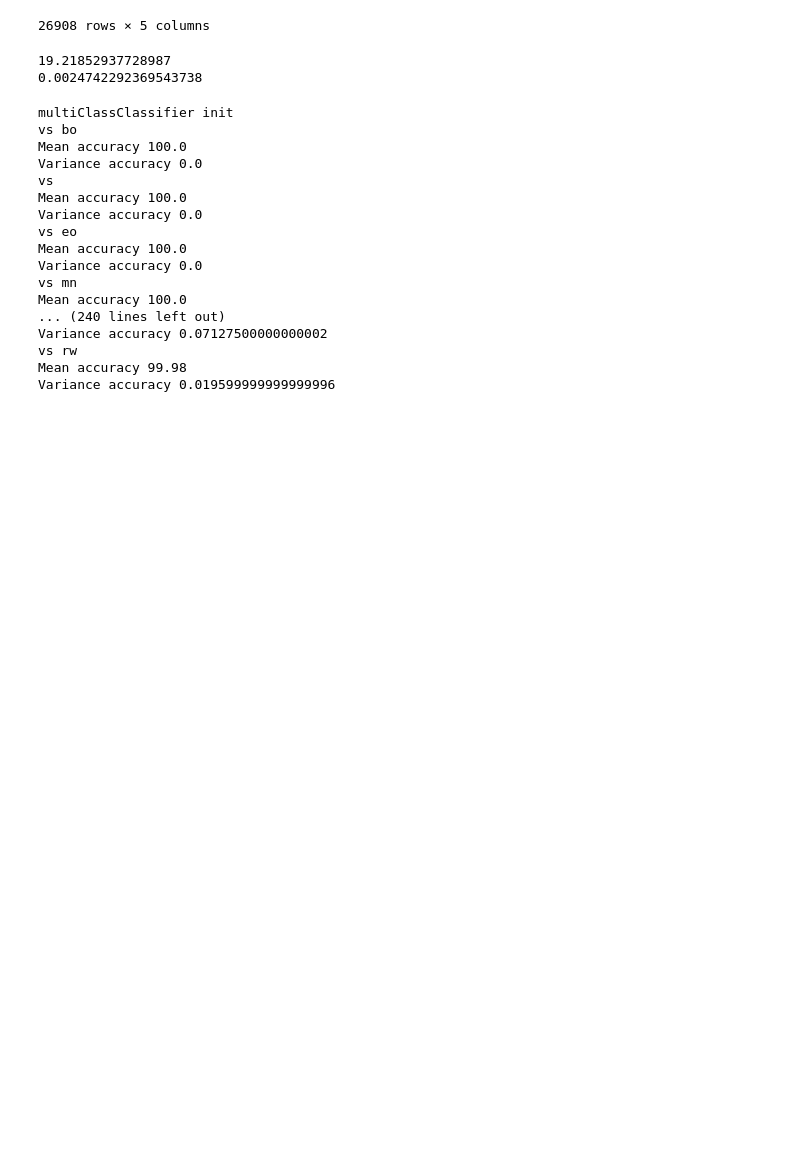
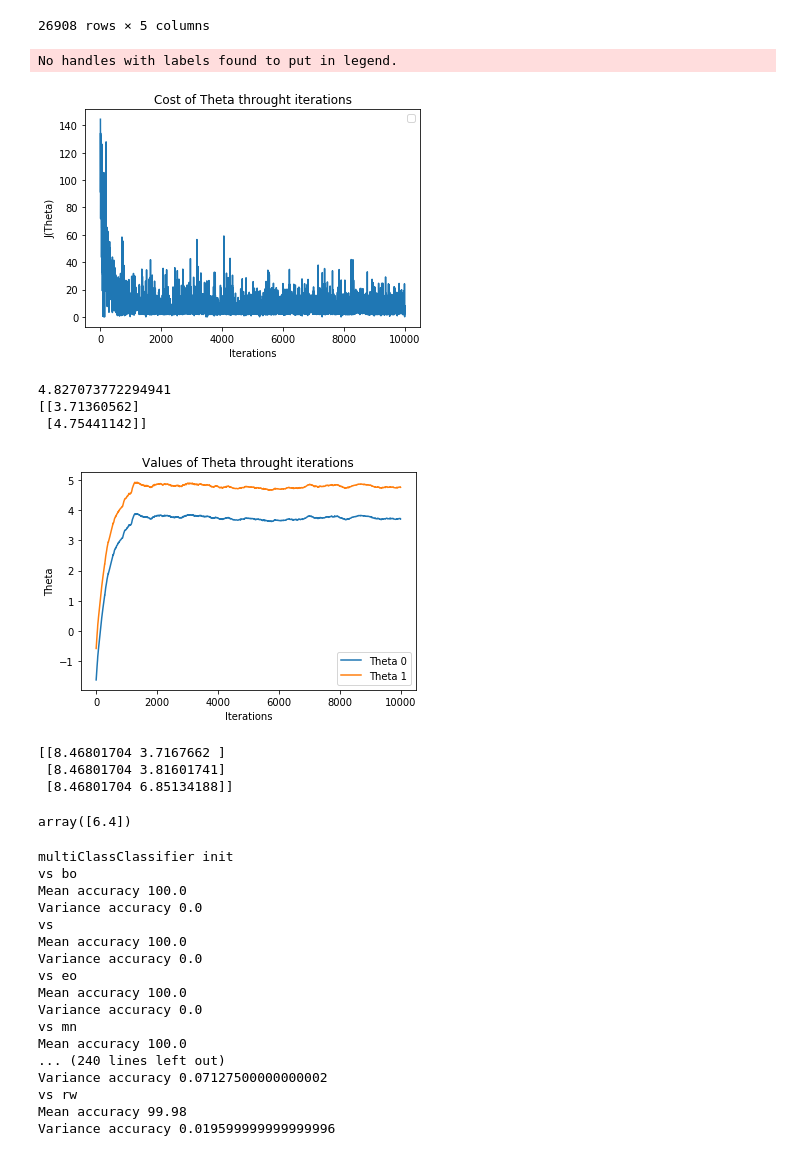
Before and after one commit to ohouens/3i026, a Jupyter notebook: projet/Analyse de données de films.ipynb, the cells around one changed output. Cells and saved outputs as stored; diff of their text form; code cells hidden in the pictures; blank space fills up the shorter version.

```diff
--- a/projet/Analyse de données de films.ipynb
+++ b/projet/Analyse de données de films.ipynb
@@ -218,7 +218,7 @@ me = en.MoviesEngineering(films, (ue.plays, ue.actorsMeanMovies, ue.languages))
 MoviesEngineering init in process
 MoviesEngineering init successful
 # %%
-df = me.toDataFrame(cluster=True, toStack=["note"])
+df = me.toDataFrame(withTarget=False, toStack=["note"])
 df
 # %% [output]
 stack original_language
@@ -242,14 +242,30 @@ stack note
 | Innocence | 0.000902 | 0.491528 | 0.033392 | en | 4.3 |
 26908 rows × 5 columns
 # %%
-lms = re.GradientBatch(1, 0.01)
-lTrain = ls.LabeledSet(1)
-for index, row in df[:100].iterrows():
-    lTrain.addExample(row["vote_count"], row["note"])
+lms = re.GradientBatch(23)
+lTrain = ls.LabeledSet(3)
+for index, row in df[:10000].iterrows():
+    inter = []
+    inter.append(row["vote_count"])
+    inter.append(row["popularity"])
+    inter.append(row["mean_main_actors"])
+    lTrain.addExample(inter, row["note"])
 lms.train(lTrain, True)
 # %% [output]
-19.21852937728987
-0.0024742292369543738
+No handles with labels found to put in legend.
+[figure, added]
+4.827073772294941
+[[3.71360562]
+ [4.75441142]]
+[figure, added]
+# %%
+print(lms.predict(lTest.getX(4)))
+lTest.getY(4)
+# %% [output]
+[[8.46801704 3.7167662 ]
+ [8.46801704 3.81601741]
+ [8.46801704 6.85134188]]
+array([6.4])
 # %%
 dataHeight = 500
 """
```
Also changed, not shown: parts of 3 cells of this notebook, 1 other file.
